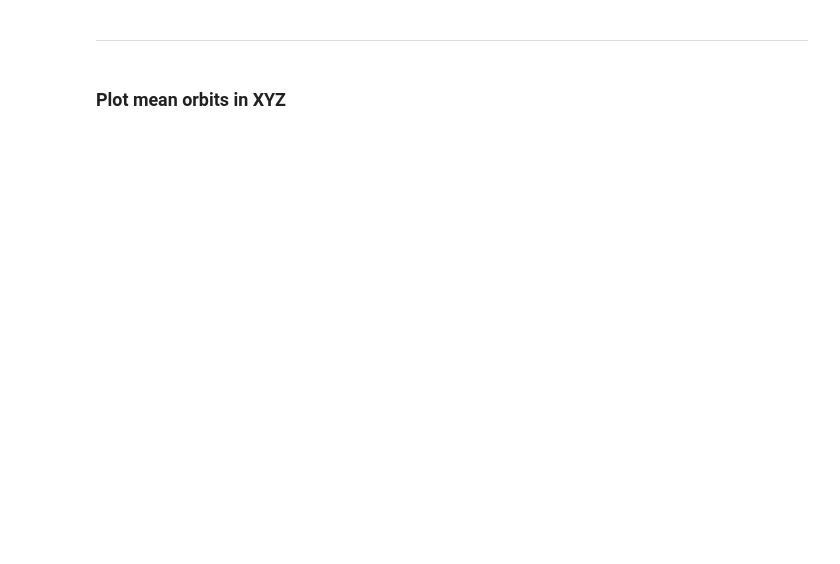
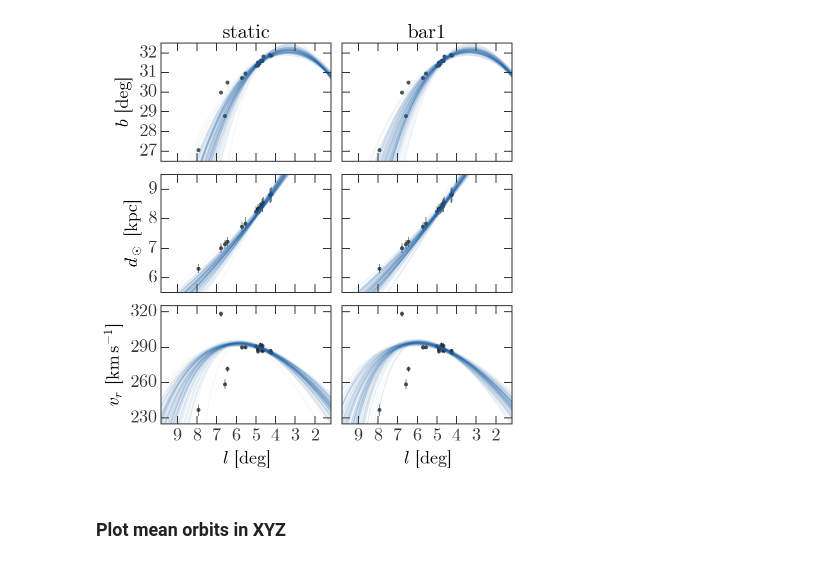
Before and after one commit to adrn/ophiuchus, a Jupyter notebook: notebooks/Figure - Orbit fits.ipynb, the cells around one changed output. Cells and saved outputs as stored; diff of their text form; code cells hidden in the pictures; blank space fills up the shorter version.

```diff
--- a/notebooks/Figure - Orbit fits.ipynb
+++ b/notebooks/Figure - Orbit fits.ipynb
@@ -105,5 +38,65 @@ for n,name_subset in enumerate([all_names[:5], all_names[5:]]):
-# %% [markdown]
----
+# %%
+# global style stuff
+orbit_style = dict(marker=None, color='#2166AC', alpha=0.05)
+data_style = dict(marker='o', ms=4, ls='none', ecolor='#666666', alpha=0.75)
+
+fig,axes = pl.subplots(3,2,figsize=(6,6.5),sharex=True,sharey='row')
+
+for i,name in enumerate(all_names[:2]):
+    axes[0,i].set_title(name_map[name], fontsize=20)
+    axes[2,i].set_xlabel("$l$ [deg]", fontsize=18)
+
+    axes[0,i].set_aspect('equal')
+
+    path = os.path.join(RESULTSPATH, name, 'orbitfit')
+    w0 = np.load(os.path.join(path, 'w0.npy'))[:128].T
+    pot = op.load_potential(name)
+
+    orbit = integrate_forward_backward(pot, w0, t_forw=20., t_back=-20)
+
+    orbit_c,orbit_v = orbit.to_frame(coord.Galactic, galactocentric_frame=galactocentric_frame,
+                                     vcirc=vcirc, vlsr=vlsr)
+    orbit_l = orbit_c.l.wrap_at(180*u.deg)
+
+    orbit_oph = orbit_c.transform_to(Ophiuchus)
+    vr = (orbit_v[2].to(u.km/u.s)).value
+
+    # sky
+    _tmp = data_style.copy()
+    _tmp.pop('ecolor')
+    axes[0,i].plot(ophdata.coord.l.degree, ophdata.coord.b.degree, **_tmp)
+    axes[0,i].plot(orbit_l.degree, orbit_c.b.degree, **orbit_style)
+    axes[0,i].yaxis.set_ticks(np.arange(27,32+1))
+
+    # distance
+    axes[1,i].errorbar(ophdata.coord.l.degree, ophdata.coord.distance.to(u.kpc).value,
+                       ophdata.coord_err['distance'].to(u.kpc).value, **data_style)
+    axes[1,i].plot(orbit_l.degree, orbit_c.distance.to(u.kpc).value, **orbit_style)
+    axes[1,i].yaxis.set_ticks(np.arange(6,9+1))
+
+    # radial velocity
+    axes[2,i].errorbar(ophdata.coord.l.degree, ophdata.veloc['vr'].to(u.km/u.s).value,
+                       ophdata.veloc_err['vr'].to(u.km/u.s).value, **data_style)
+    axes[2,i].plot(orbit_l.degree, np.vstack(vr), **orbit_style)
+    axes[2,i].yaxis.set_ticks(np.arange(230,320+1,30))
+
+axes[0,0].set_xlim(9,2)
+
+axes[0,0].set_ylabel("$b$ [deg]", fontsize=18)
+axes[0,0].set_ylim(26.5, 32.5)
+
+axes[1,0].set_ylabel(r"$d_\odot$ [kpc]", fontsize=18)
+axes[1,0].set_ylim(5.5, 9.5)
+
+axes[2,0].set_ylabel(r"$v_r$ [${\rm km}\,{\rm s}^{-1}$]", fontsize=18)
+axes[2,0].set_ylim(225, 325)
+
+fig.tight_layout()
+
+fig.savefig(os.path.join(plotpath, "orbitfits.pdf"))
+fig.savefig(os.path.join(plotpath, "orbitfits.png"), dpi=400)
+# %% [output]
+[figure, added]
 # %% [markdown]
 ### Plot mean orbits in XYZ
 # %%
```
Also changed, not shown: parts of 7 cells of this notebook, 1 other file.
